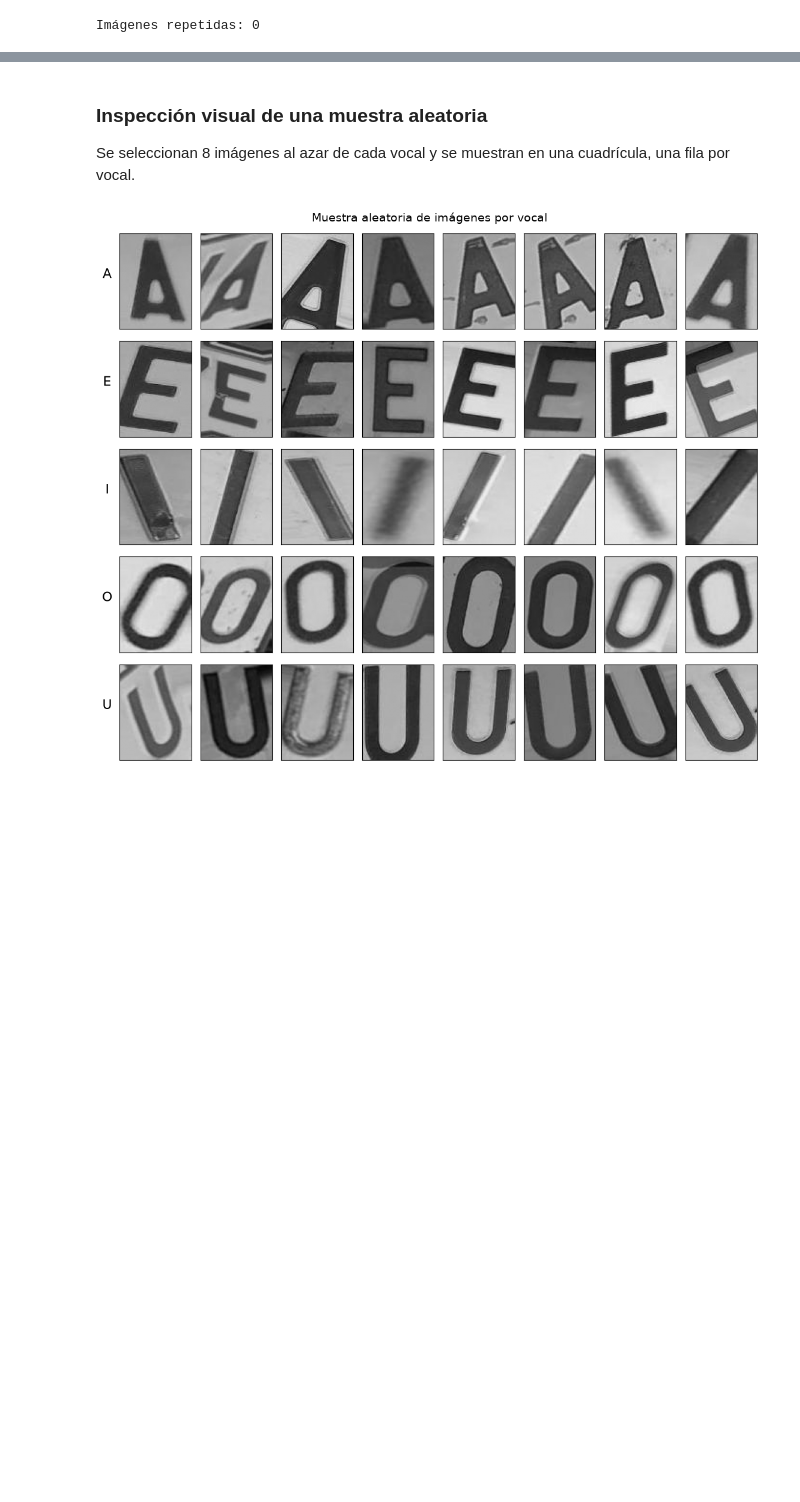
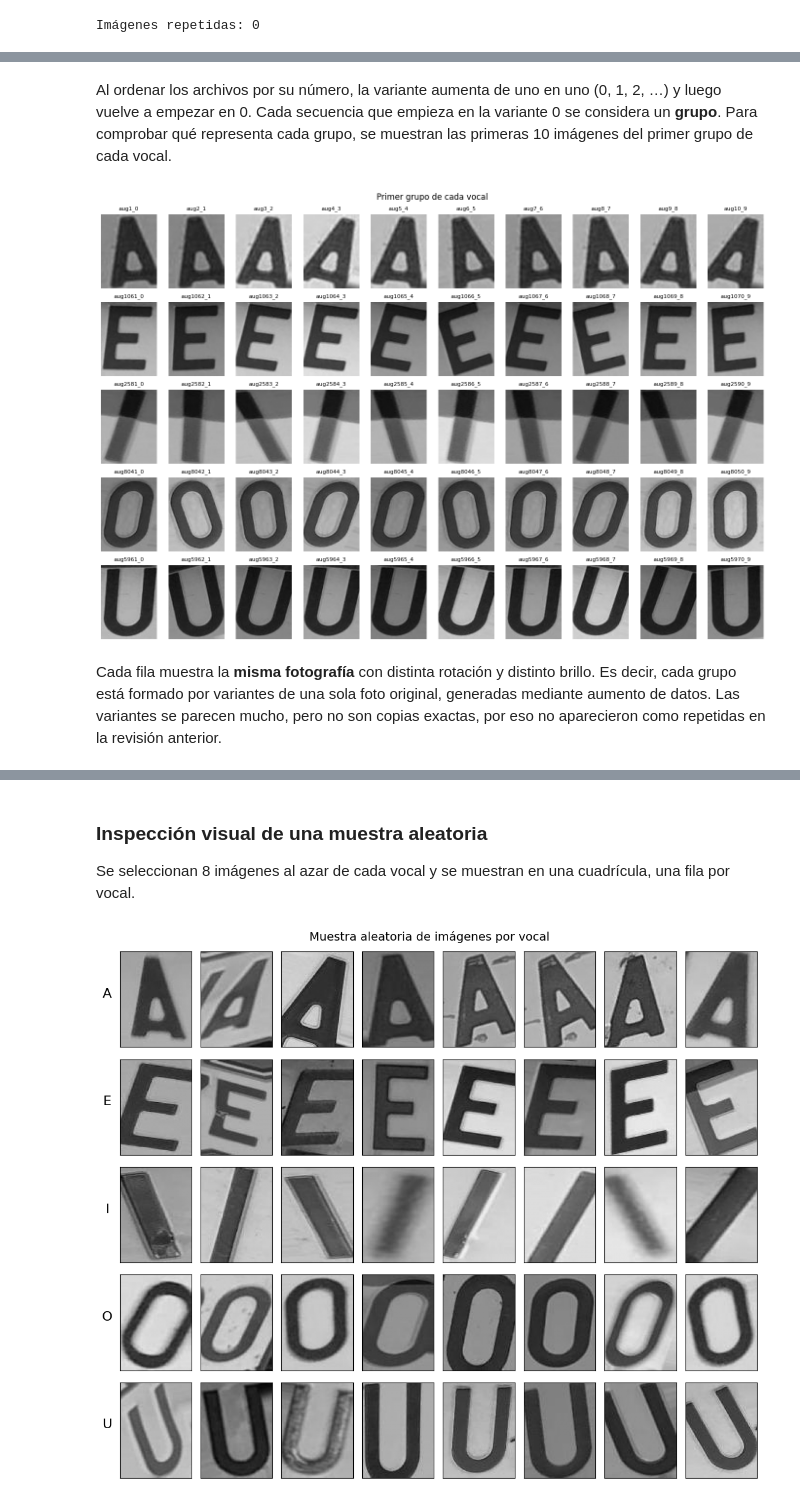
Before and after one commit to Proyect-MachineLearning-Supervised/Machine-Learning-Vowels, a Jupyter notebook: vowels.ipynb, the cells around one changed output, grey strips where cells are left out. Drawn from its saved outputs; the diff is of its cells as text; code cells hidden in the pictures; blank space fills up the shorter version.

```diff
--- a/vowels.ipynb
+++ b/vowels.ipynb
@@ -252,0 +284,18 @@ No hay imágenes repetidas: las 5070 imágenes son distintas entre sí.
+# %% [markdown]
+Al ordenar los archivos por su número, la variante aumenta de uno en uno (0, 1, 2, …) y luego vuelve a empezar en 0. Cada secuencia que empieza en la variante 0 se considera un **grupo**. Para comprobar qué representa cada grupo, se muestran las primeras 10 imágenes del primer grupo de cada vocal.
+# %%
+fig, axes = plt.subplots(len(vocales), 10, figsize=(14, 9.5))
+for i, vocal in enumerate(vocales):
+    primer_grupo = archivos[archivos["vocal"] == vocal]["grupo"].min()
+    indices = archivos[archivos["grupo"] == primer_grupo].sort_values("numero").index[:10]
+    for j, idx in enumerate(indices):
+        axes[i, j].imshow(X[idx], cmap="gray", vmin=0, vmax=255)
+        axes[i, j].set_title(archivos.loc[idx, "archivo"].replace(".jpg", ""), fontsize=8)
+        axes[i, j].axis("off")
+fig.suptitle("Primer grupo de cada vocal")
+plt.tight_layout()
+plt.show()
+# %% [output]
+[figure, added]
+# %% [markdown]
+Cada fila muestra la **misma fotografía** con distinta rotación y distinto brillo. Es decir, cada grupo está formado por variantes de una sola foto original, generadas mediante aumento de datos. Las variantes se parecen mucho, pero no son copias exactas, por eso no aparecieron como repetidas en la revisión anterior.
```
Also changed, not shown: parts of 9 cells of this notebook.
